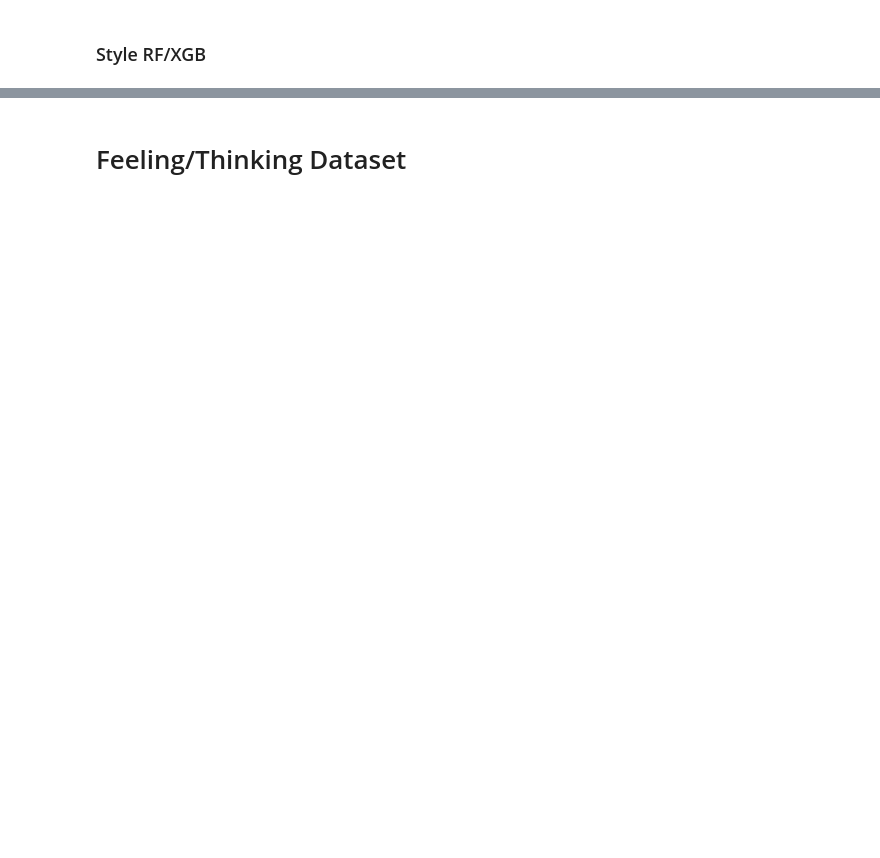
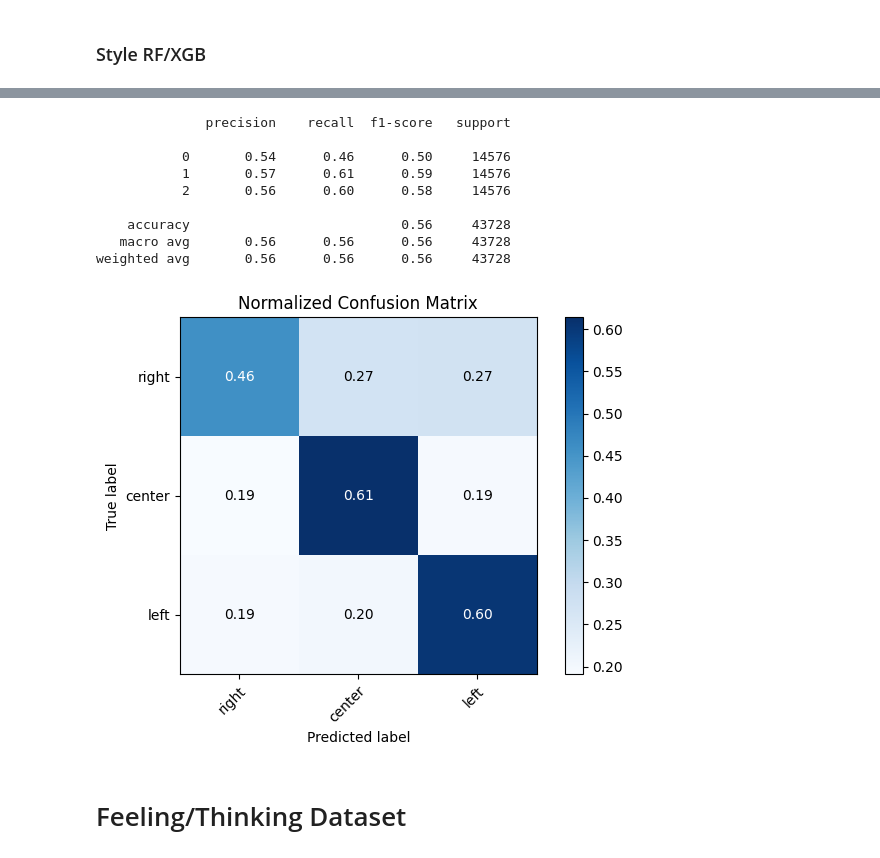
Before and after one commit to EKarasevnl/Language-and-AI, a Jupyter notebook: hyp_1_stylometry/stylometry_all_together.ipynb, the cells around one changed output, grey strips where cells are left out. Cells and saved outputs as stored; diff of their text form; code cells hidden in the pictures; blank space fills up the shorter version.

```diff
--- a/hyp_1_stylometry/stylometry_all_together.ipynb
+++ b/hyp_1_stylometry/stylometry_all_together.ipynb
@@ -491,5 +529,16 @@ nested_cv_rf(pipeline_data['style_bow'])
 # %%
-nested_cv_xgb(pipeline_data['style_bow'], num_class=config_political["NUM_CLASSES"])
+nested_cv_xgb(pipeline_data['style_bow'], num_class=config_political["NUM_CLASSES"], classes=target_classes)
+# %% [output]
+              precision    recall  f1-score   support
+
+           0       0.54      0.46      0.50     14576
+           1       0.57      0.61      0.59     14576
+           2       0.56      0.60      0.58     14576
+
+    accuracy                           0.56     43728
+   macro avg       0.56      0.56      0.56     43728
+weighted avg       0.56      0.56      0.56     43728
+[figure, added]
 # %% [markdown]
 # Feeling/Thinking Dataset
 # %%
```
Also changed, not shown: parts of 25 cells of this notebook.
